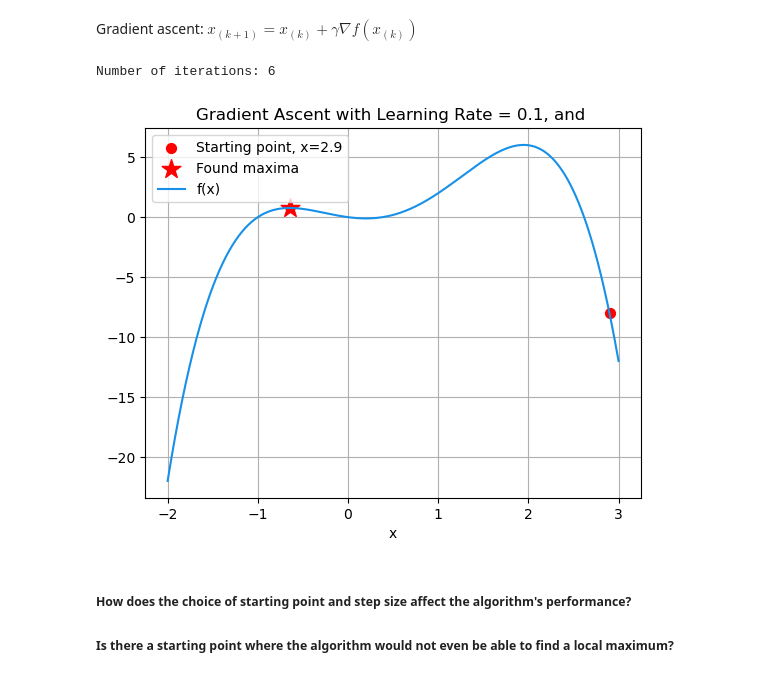
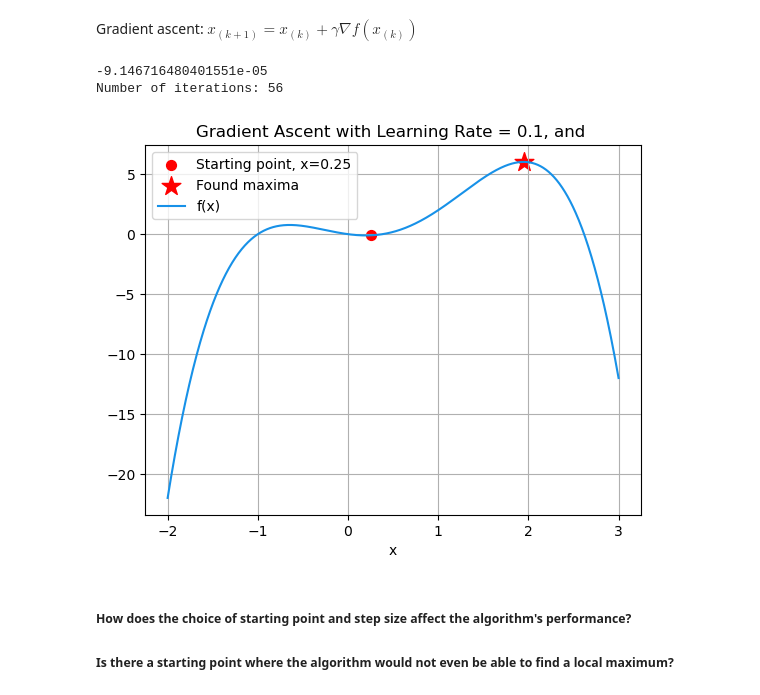
Before and after one commit to johnmagj/IN4050, a Jupyter notebook: Week36_2/exercises_week02.ipynb, the cells around one changed output. Drawn from its saved outputs; the diff is of its cells as text; code cells hidden in the pictures.

```diff
--- a/Week36_2/exercises_week02.ipynb
+++ b/Week36_2/exercises_week02.ipynb
@@ -37,41 +37,43 @@ Gradient ascent: $x_{(k+1)} = x_{(k)} + \gamma \nabla f(x_{(k)})$
 
 def gradient_ascent(x_start, f, df, precision, learning_rate):
     """
-    Calculate x_next, using the learning rate lr.
+    f and df must both be functions of x, i.e. f(x), df(x).
+    Calculate x_next, using the learning rate lr. Terminate when set precision is met.
     """
     gamma = learning_rate
     dfx = df(x_start)
+    x_next = x_start
     i = 0
     while abs(dfx) > precision:
         x_next = x_start + gamma*df(x_start)
-        dfx = df(x_start)
         x_start = x_next
+        dfx = df(x_next)
         i += 1
+    print(dfx)
     print(f"Number of iterations: {i}")
-    return x_next, fx
+    return x_next, f(x_next)
 
 lr = 0.1
 precision = 0.0001
-x_start = 2.9
-
-test_t = 1.0
+x_start = 0.25
 
 testx, testf = gradient_ascent(x_start, f, df, precision=precision, learning_rate=lr)
 
 plt.scatter(x_start, f(x_start), color="red", marker=".", s=200, label=f"Starting point, x={x_start}")
 plt.scatter(testx, testf, color="red", marker="*", s=200, label="Found maxima")
 plt.plot(x, f(x), label="f(x)", color="#1791e8")
 #plt.plot(x, df(x), label="df(x)")
 plt.xlabel("x")
 plt.ylabel
 plt.legend()
 plt.title(f"Gradient Ascent with Learning Rate = {lr}, and ")
 plt.grid()
 plt.show()
 plt.close()
 # %% [output]
-Number of iterations: 6
+-9.146716480401551e-05
+Number of iterations: 56
-[figure, old version]
+[figure, new version]
 # %% [markdown]
 ##### How does the choice of starting point and step size affect the algorithm's performance?
 
```
